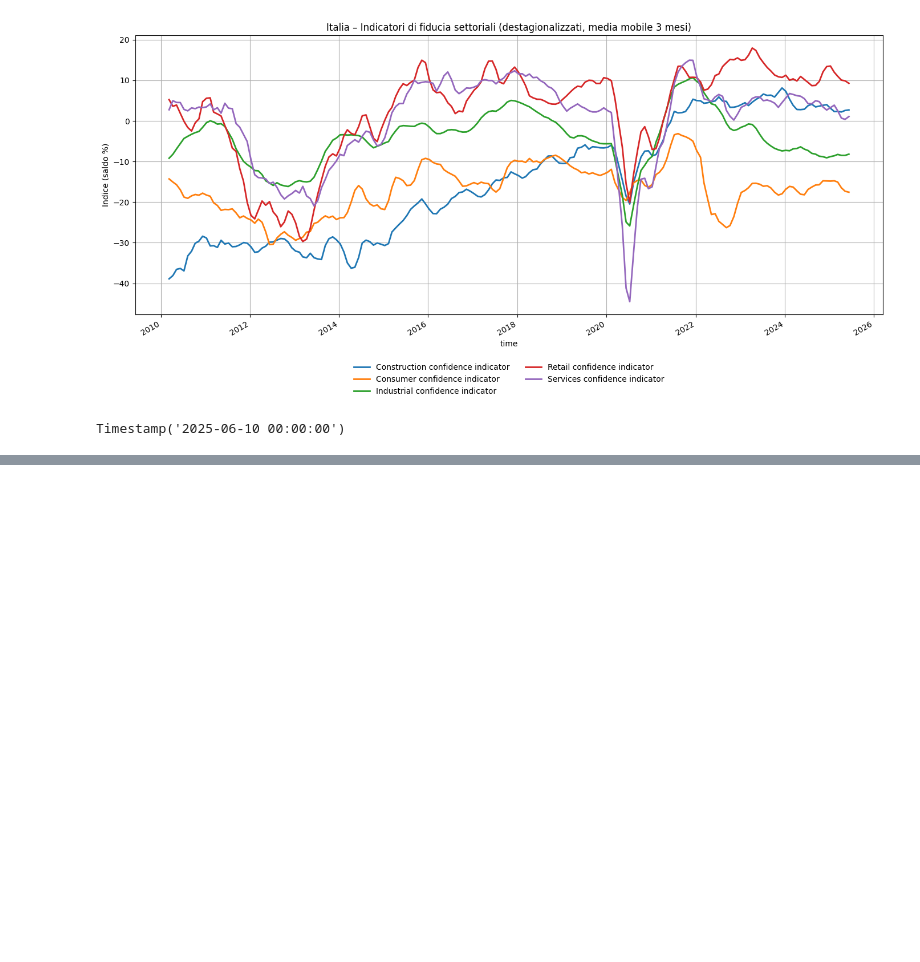
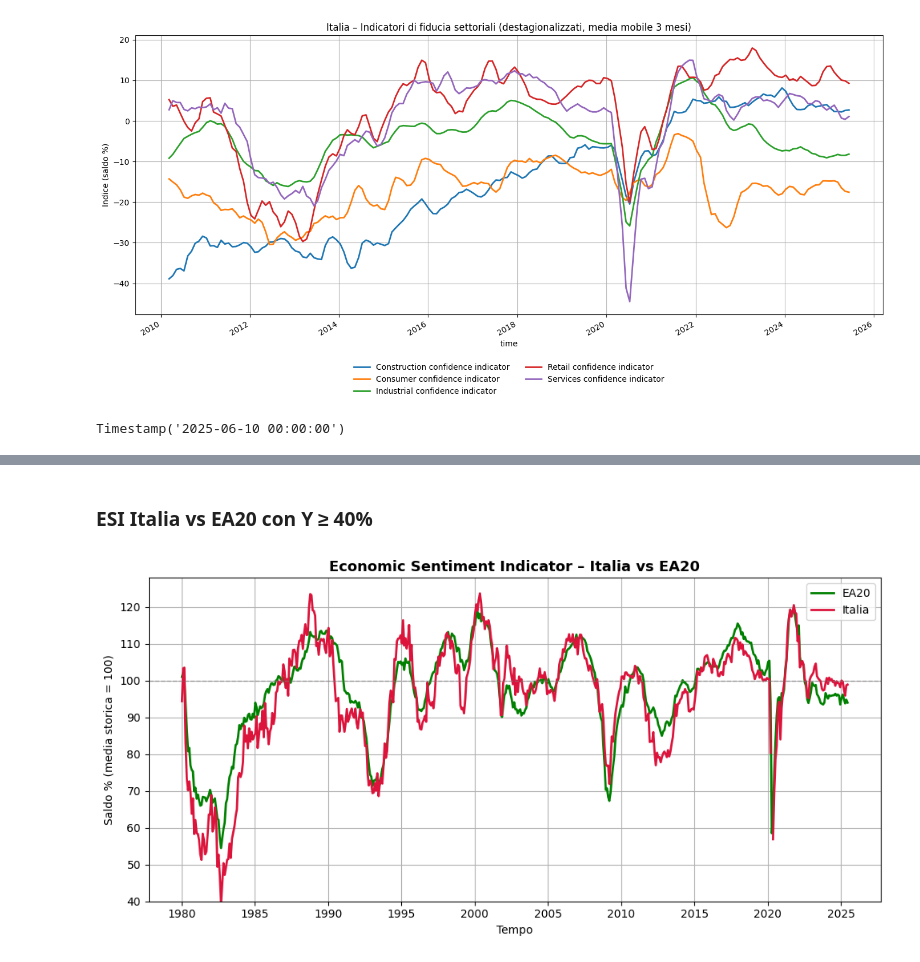
Before and after one commit to paolovolterra/test, a Jupyter notebook: Eurostat/codice/20250710_Eurostat_fiducia.ipynb, the cells around one changed output, grey strips where cells are left out. Saved outputs shown, nothing was run; the diff lists cells and outputs as text; code cells hidden in the pictures; blank space fills up the shorter version.

```diff
--- a/Eurostat/codice/20250710_Eurostat_fiducia.ipynb
+++ b/Eurostat/codice/20250710_Eurostat_fiducia.ipynb
@@ -136,0 +325,30 @@ plt.show()
+# %% [markdown]
+### ESI Italia vs EA20 con Y ≥ 40%
+# %%
+import pandas as pd
+import matplotlib.pyplot as plt
+
+# Pulizia codice geografico
+df['geo_code'] = df['geo_code'].str.strip().str.upper()
+
+# Filtro solo ESI
+df_esi = df[df['indic_code'] == 'BS-ESI-I'].copy()
+
+# Pivot
+df_pivot = df_esi.pivot(index='time', columns='geo_code', values='value')
+
+# Plot
+plt.figure(figsize=(10, 5))
+plt.plot(df_pivot.index, df_pivot['EA20'], label='EA20', color='green', linewidth=2)
+plt.plot(df_pivot.index, df_pivot['IT'], label='Italia', color='crimson', linewidth=2)
+plt.axhline(100, linestyle='--', color='gray', linewidth=1, alpha=0.6)
+plt.ylim(bottom=40)  # 👈 imposta il minimo dell'asse Y
+plt.title("Economic Sentiment Indicator – Italia vs EA20", fontsize=13, fontweight='bold')
+plt.ylabel("Saldo % (media storica = 100)")
+plt.xlabel("Tempo")
+plt.grid(True)
+plt.legend()
+plt.tight_layout()
+plt.show()
+# %% [output]
+[figure, added]
```
Also changed, not shown: parts of 11 cells of this notebook, 30 other files.
